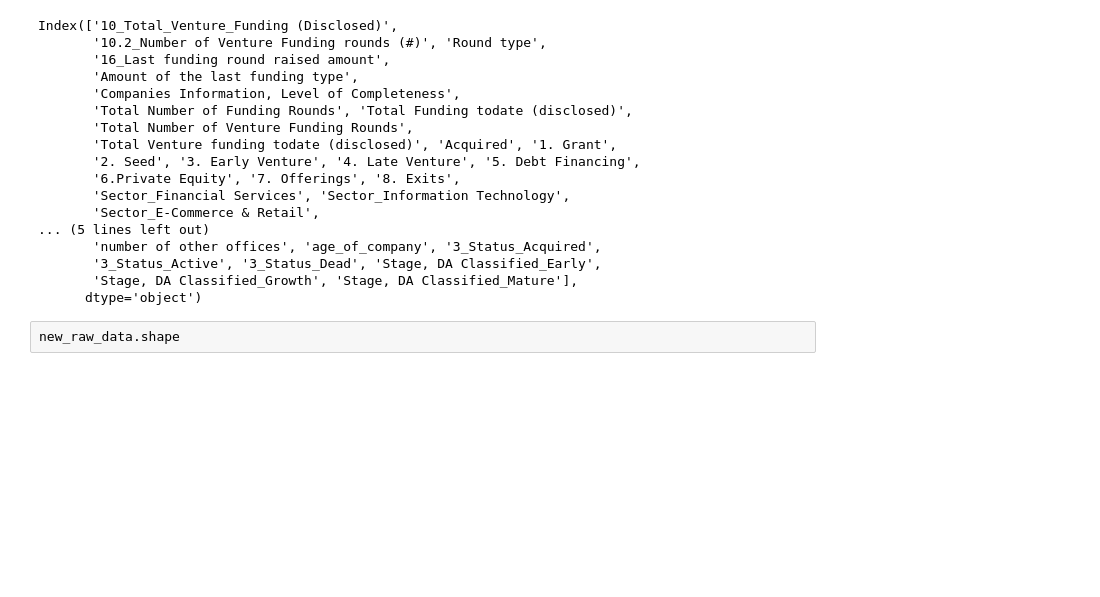
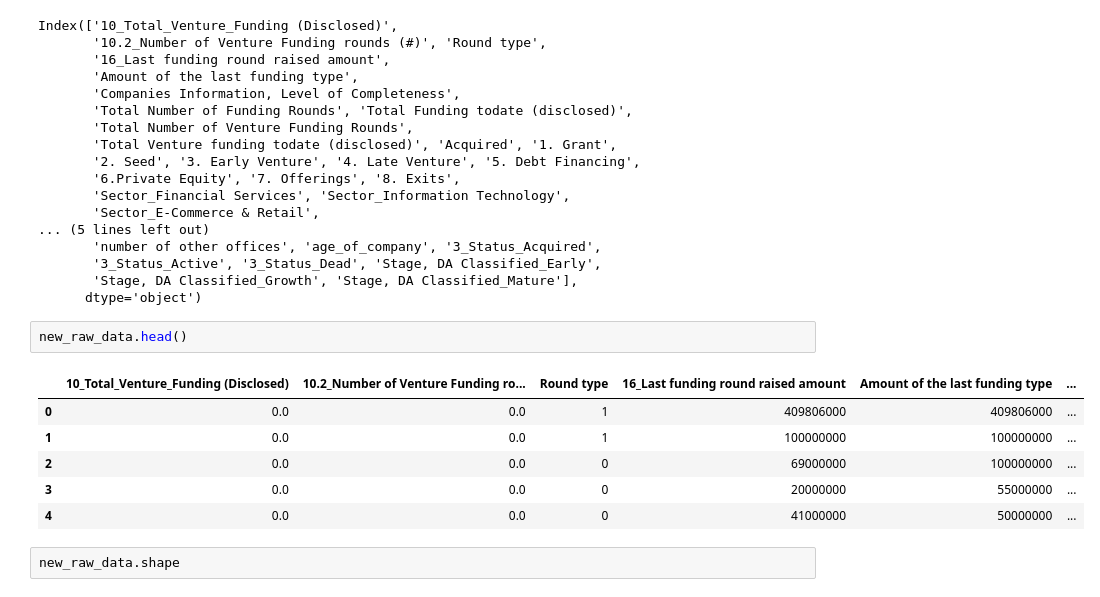
Before and after one commit to masete/Digest-Africa, a Jupyter notebook: Initial model/Digest-model2_RandomForest and xgboost.ipynb, the cells around one changed output. Drawn from its saved outputs; the diff is of its cells as text; blank space fills up the shorter version.

Commit message:
head

```diff
--- a/Initial model/Digest-model2_RandomForest and xgboost.ipynb
+++ b/Initial model/Digest-model2_RandomForest and xgboost.ipynb
@@ -695,6 +695,15 @@ Index(['10_Total_Venture_Funding (Disclosed)',
        '3_Status_Active', '3_Status_Dead', 'Stage, DA Classified_Early',
        'Stage, DA Classified_Growth', 'Stage, DA Classified_Mature'],
       dtype='object')
+# %%
+new_raw_data.head()
+# %% [output]
+|  | 10_Total_Venture_Funding (Disclosed) | 10.2_Number of Venture Funding ro... | Round type | 16_Last funding round raised amount | Amount of the last funding type | ... |
+| 0 | 0.0 | 0.0 | 1 | 409806000 | 409806000 | ... |
+| 1 | 0.0 | 0.0 | 1 | 100000000 | 100000000 | ... |
+| 2 | 0.0 | 0.0 | 0 | 69000000 | 100000000 | ... |
+| 3 | 0.0 | 0.0 | 0 | 20000000 | 55000000 | ... |
+| 4 | 0.0 | 0.0 | 0 | 41000000 | 50000000 | ... |
 # %%
 new_raw_data.shape
 # %% [output]
```
Also changed, not shown: parts of 10 cells of this notebook, 2 other files.
